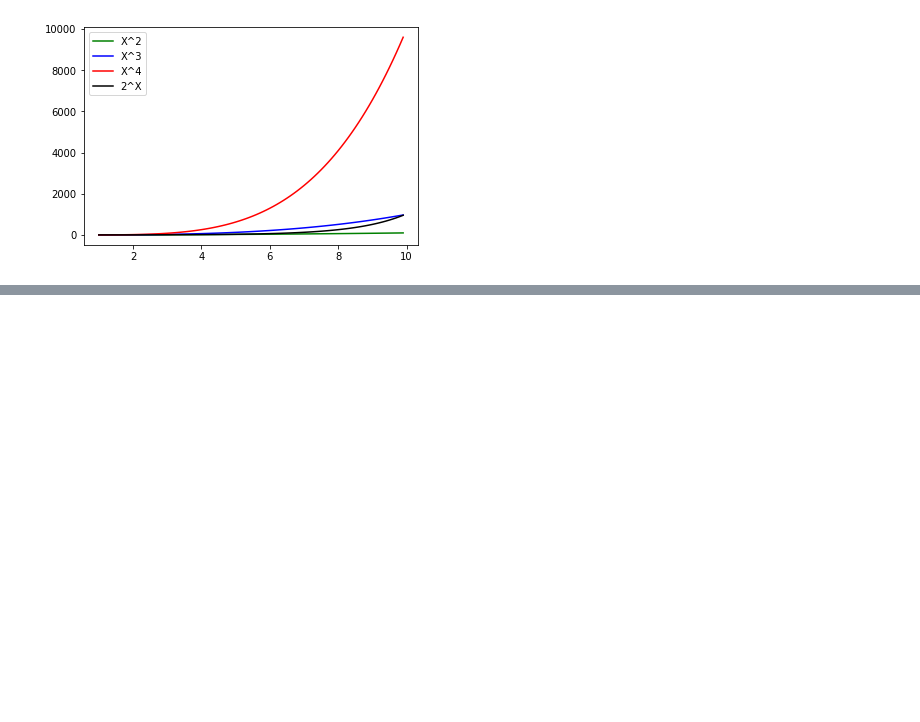
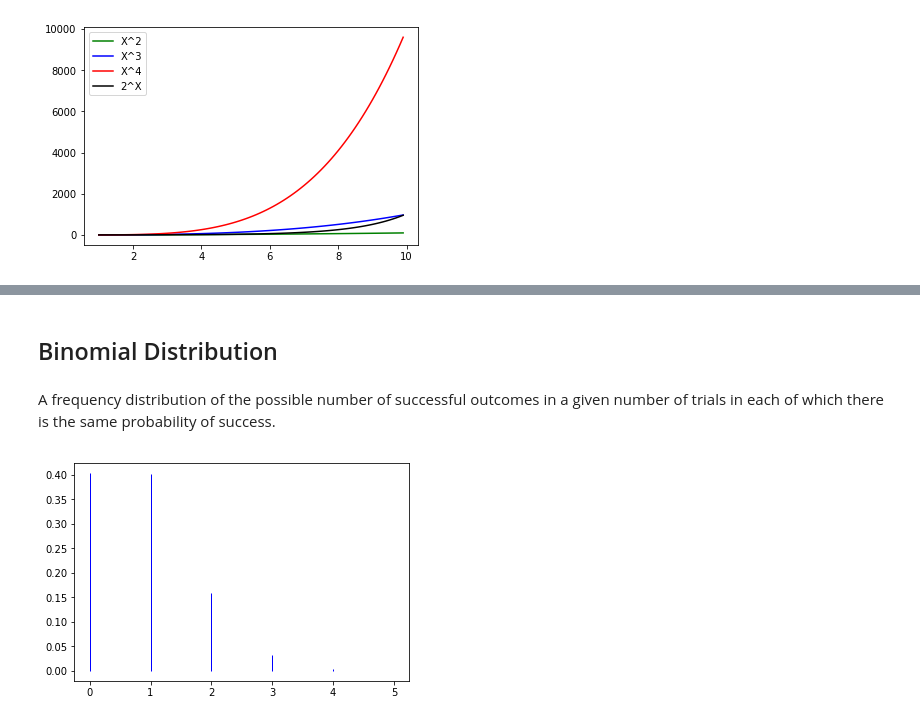
Before and after one commit to Michael-Kidd/4th-Year---Emerging-Technology, a Jupyter notebook: numpy-random.ipynb, the cells around one changed output, grey strips where cells are left out. Drawn from its saved outputs; the diff is of its cells as text; code cells hidden in the pictures; blank space fills up the shorter version.

```diff
--- a/numpy-random.ipynb
+++ b/numpy-random.ipynb
@@ -87,0 +142,19 @@ plt.show()
+# %% [markdown]
+## Binomial Distribution
+# %% [markdown]
+A frequency distribution of the possible number of successful outcomes in a given number of trials in each of which there is the same probability of success.
+# %%
+from scipy.stats import binom
+
+fig, ax = plt.subplots(1, 1)
+
+x = range(6)
+n, p = 5, 0.166
+
+rv = binom(n, p)
+
+ax.vlines(x, 0, rv.pmf(x), colors='b', linestyles='-', lw=1 , label='Probablity')
+
+plt.show()
+# %% [output]
+[figure, added]
```
Also changed, not shown: parts of 9 cells of this notebook.
